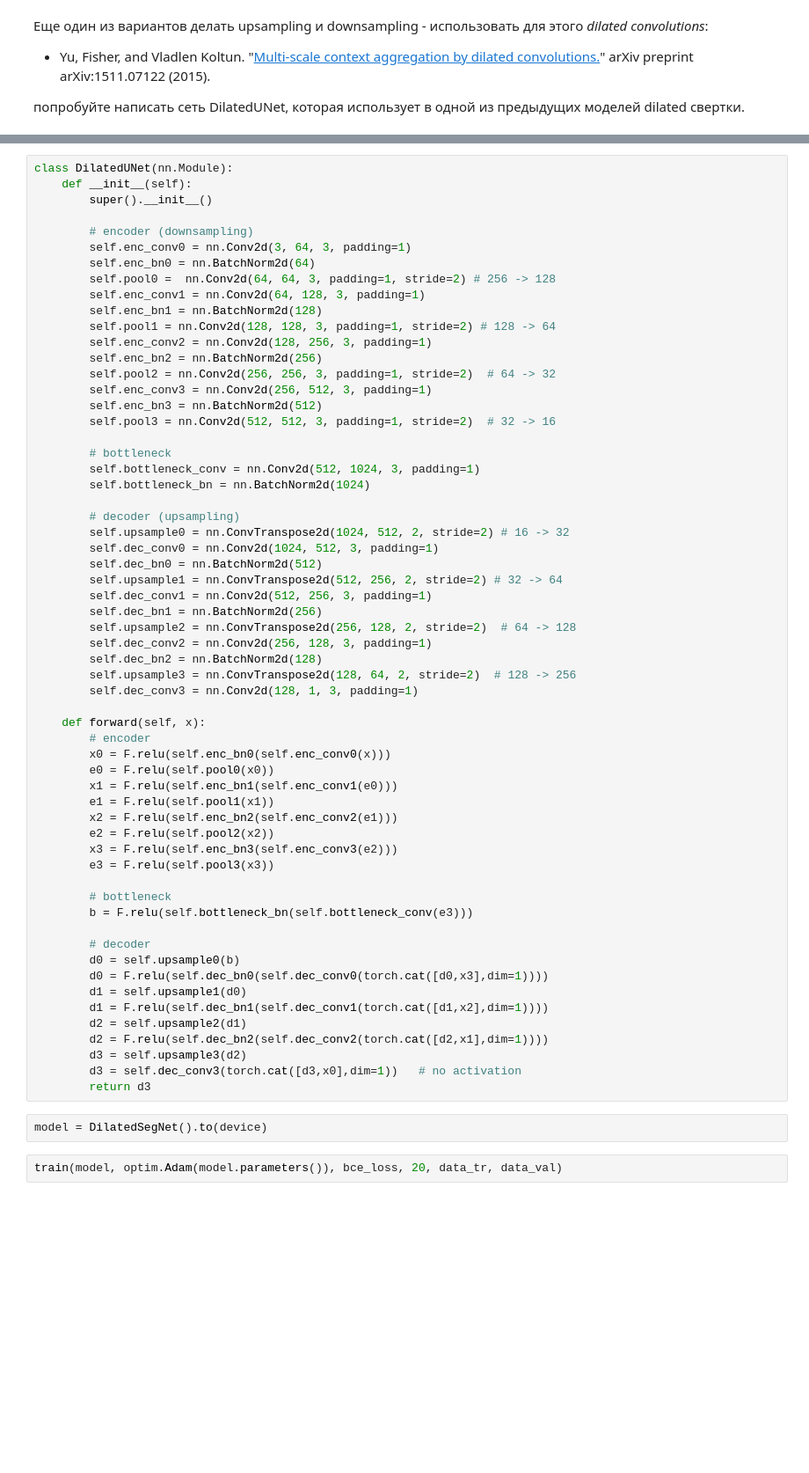
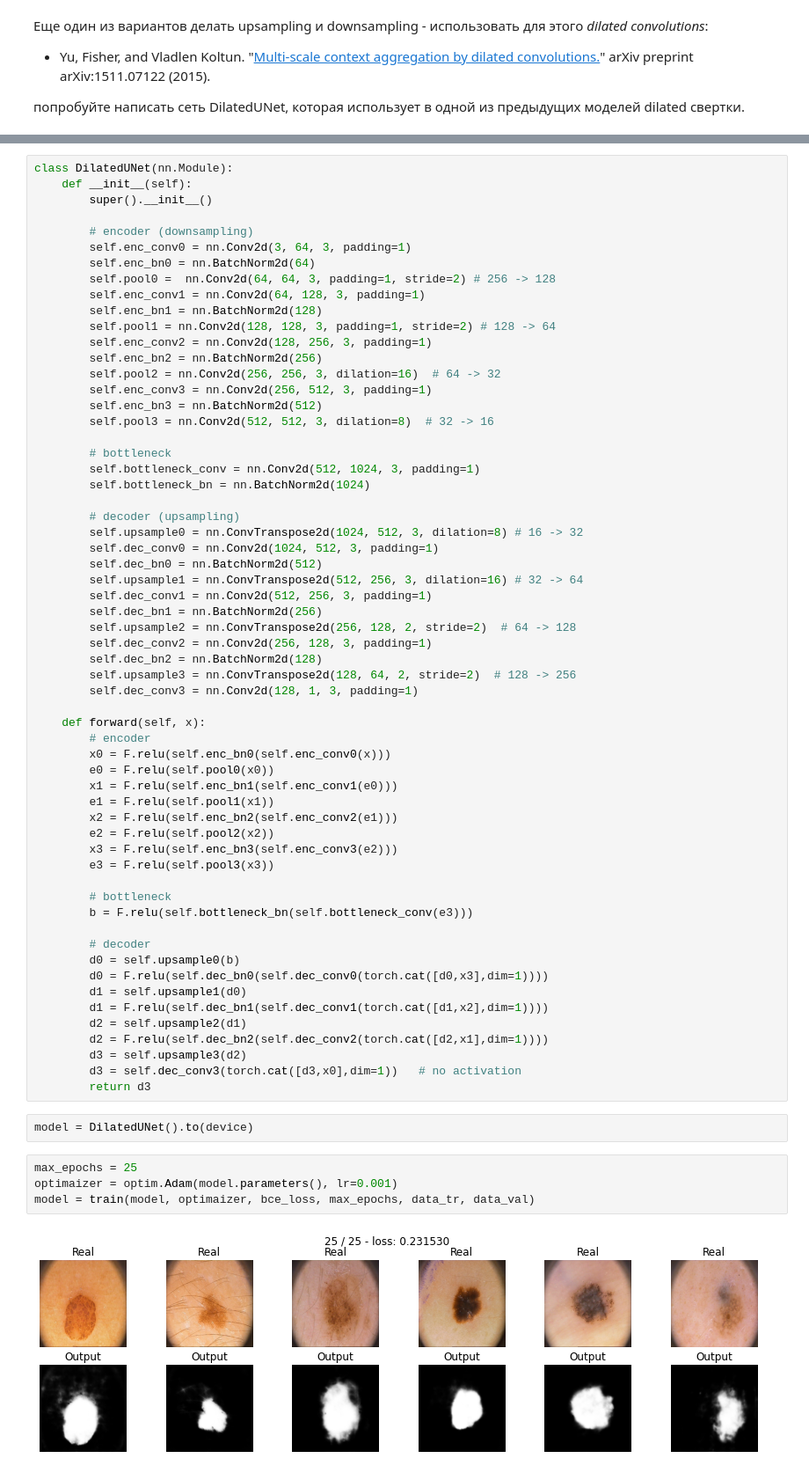
Before and after one commit to zelcookie/madmo_sber, a Jupyter notebook: hw/week3/[hw]binary_semantic_segmentation_partial.ipynb, the cells around one changed output, grey strips where cells are left out. Shown at 88% size. Cells and saved outputs as stored; diff of their text form; blank space fills up the shorter version.

```diff
--- a/hw/week3/[hw]binary_semantic_segmentation_partial.ipynb
+++ b/hw/week3/[hw]binary_semantic_segmentation_partial.ipynb
@@ -773,20 +826,20 @@ class DilatedUNet(nn.Module):
         self.pool1 = nn.Conv2d(128, 128, 3, padding=1, stride=2) # 128 -> 64
         self.enc_conv2 = nn.Conv2d(128, 256, 3, padding=1)
         self.enc_bn2 = nn.BatchNorm2d(256)
-        self.pool2 = nn.Conv2d(256, 256, 3, padding=1, stride=2)  # 64 -> 32
+        self.pool2 = nn.Conv2d(256, 256, 3, dilation=16)  # 64 -> 32
         self.enc_conv3 = nn.Conv2d(256, 512, 3, padding=1)
         self.enc_bn3 = nn.BatchNorm2d(512)
-        self.pool3 = nn.Conv2d(512, 512, 3, padding=1, stride=2)  # 32 -> 16
+        self.pool3 = nn.Conv2d(512, 512, 3, dilation=8)  # 32 -> 16
 
         # bottleneck
         self.bottleneck_conv = nn.Conv2d(512, 1024, 3, padding=1)
         self.bottleneck_bn = nn.BatchNorm2d(1024)
 
         # decoder (upsampling)
-        self.upsample0 = nn.ConvTranspose2d(1024, 512, 2, stride=2) # 16 -> 32
+        self.upsample0 = nn.ConvTranspose2d(1024, 512, 3, dilation=8) # 16 -> 32
         self.dec_conv0 = nn.Conv2d(1024, 512, 3, padding=1)
         self.dec_bn0 = nn.BatchNorm2d(512)
-        self.upsample1 = nn.ConvTranspose2d(512, 256, 2, stride=2) # 32 -> 64
+        self.upsample1 = nn.ConvTranspose2d(512, 256, 3, dilation=16) # 32 -> 64
         self.dec_conv1 = nn.Conv2d(512, 256, 3, padding=1)
         self.dec_bn1 = nn.BatchNorm2d(256)
         self.upsample2 = nn.ConvTranspose2d(256, 128, 2, stride=2)  # 64 -> 128
@@ -820,6 +873,10 @@ class DilatedUNet(nn.Module):
         d3 = self.dec_conv3(torch.cat([d3,x0],dim=1))   # no activation
         return d3
 # %%
-model = DilatedSegNet().to(device)
+model = DilatedUNet().to(device)
 # %%
-train(model, optim.Adam(model.parameters()), bce_loss, 20, data_tr, data_val)
+max_epochs = 25
+optimaizer = optim.Adam(model.parameters(), lr=0.001)
+model = train(model, optimaizer, bce_loss, max_epochs, data_tr, data_val)
+# %% [output]
+[figure, added]
```
Also changed, not shown: parts of 32 cells of this notebook.
